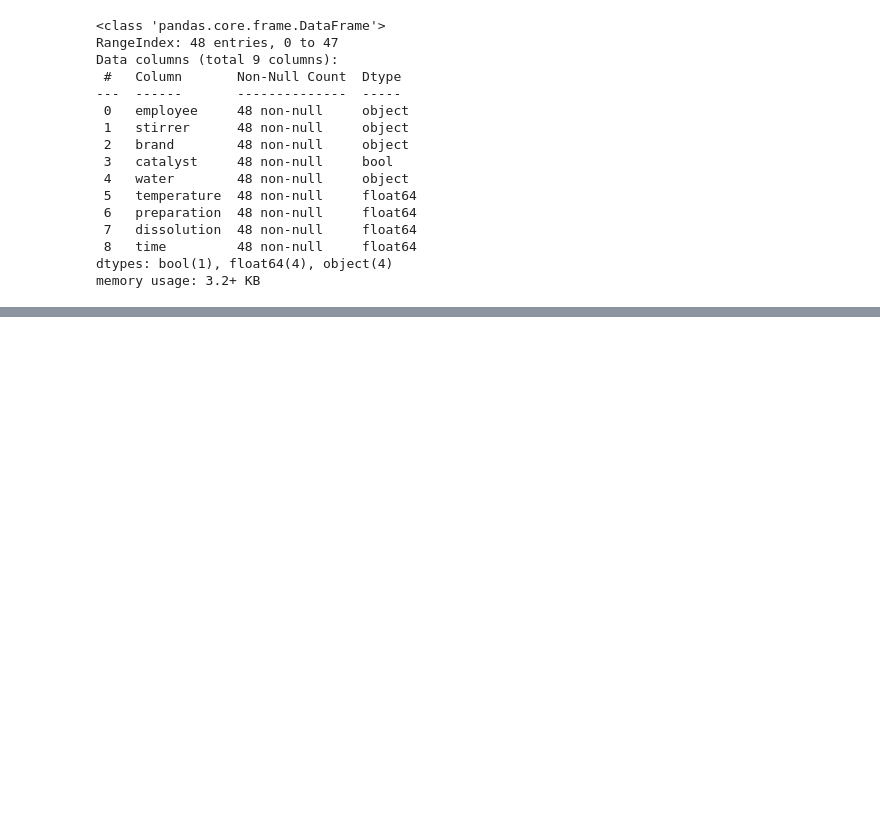
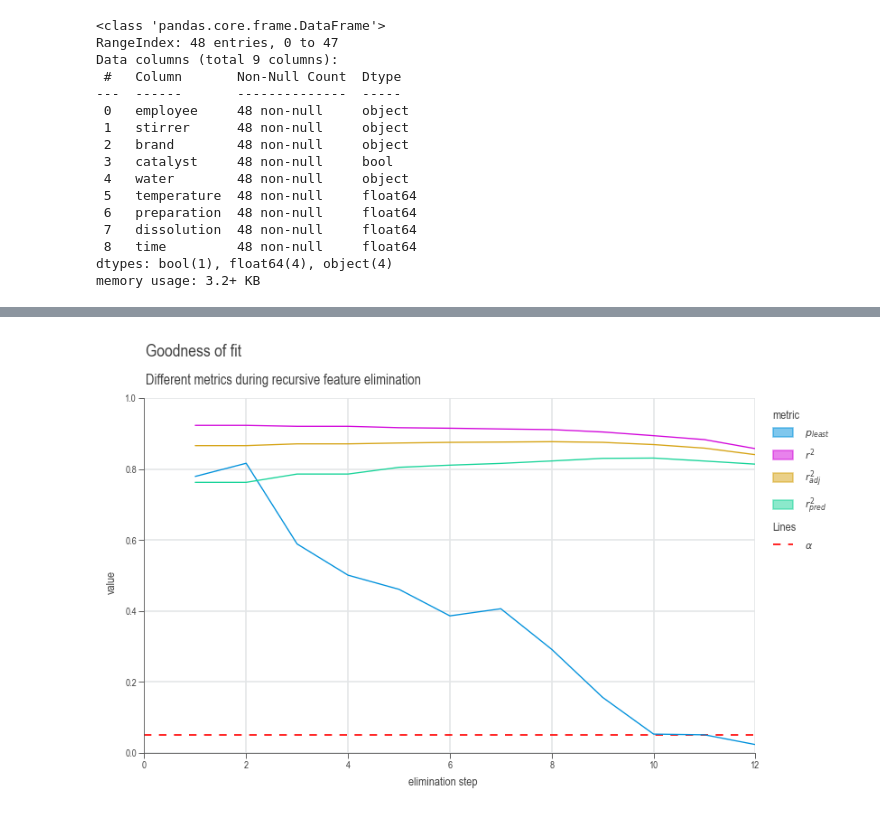
Before and after one commit to j4ggr/DaSPi, a Jupyter notebook: notebooks/doc-content_process-improvement.ipynb, the cells around one changed output, grey strips where cells are left out. Cells and saved outputs as stored; diff of their text form; code cells hidden in the pictures; blank space fills up the shorter version.

```diff
--- a/notebooks/doc-content_process-improvement.ipynb
+++ b/notebooks/doc-content_process-improvement.ipynb
@@ -62,32 +62,35 @@ model = dsp.LinearModel(
     order=2)
 
 goodness_of_fit_gen = model.recursive_elimination()
 df_gof = pd.concat(goodness_of_fit_gen)
 
 # rename columns for mathematical notation
 columns_map = {
     'p_least': '$p_{least}$',
     'r2': '$r^2$',
     'r2_adj': '$r^2_{adj}$',
     'r2_pred': '$r^2_{pred}$'}
 data = df_gof.rename(columns=columns_map)
- reshape into long format
+
+# reshape into long format
 data = pd.melt(
     data, value_vars=columns_map.values(), var_name='metric')
 
 chart = dsp.SingleChart(
         source=data,
         target='value',
         hue='metric'
     ).plot(
         dsp.Line
     ).stripes(
         stripes=[dsp.StripeLine(r'\alpha', ALPHA, color='red')]
     ).label(
         fig_title='Goodness of fit',
         sub_title='Different metrics during recursive feature elimination',
         target_label=True,
         feature_label='elimination step'
     )
 _ = chart.axes[0, 0].set(ylim=(0, 1))
+# %% [output]
+[figure, added]
 # %%
```
Also changed, not shown: parts of 4 cells of this notebook, 2 other files.
